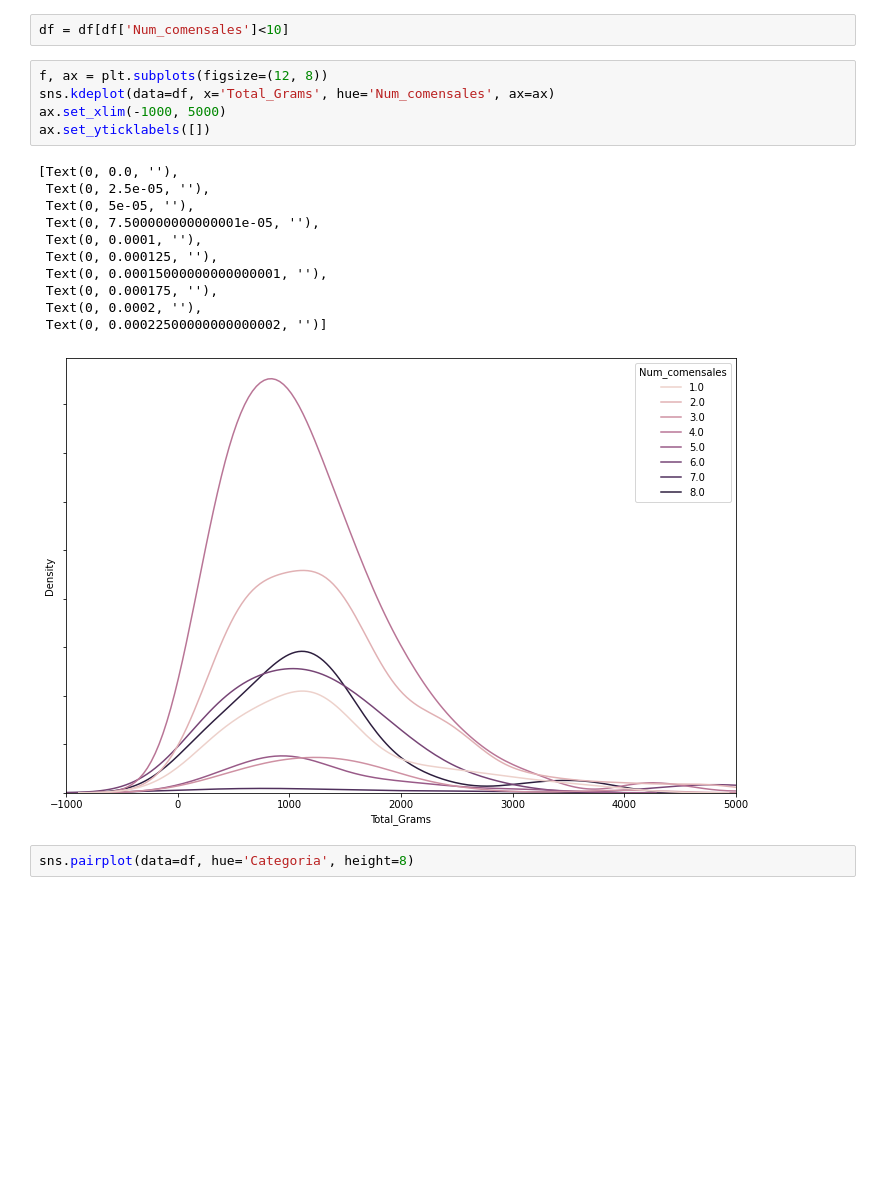
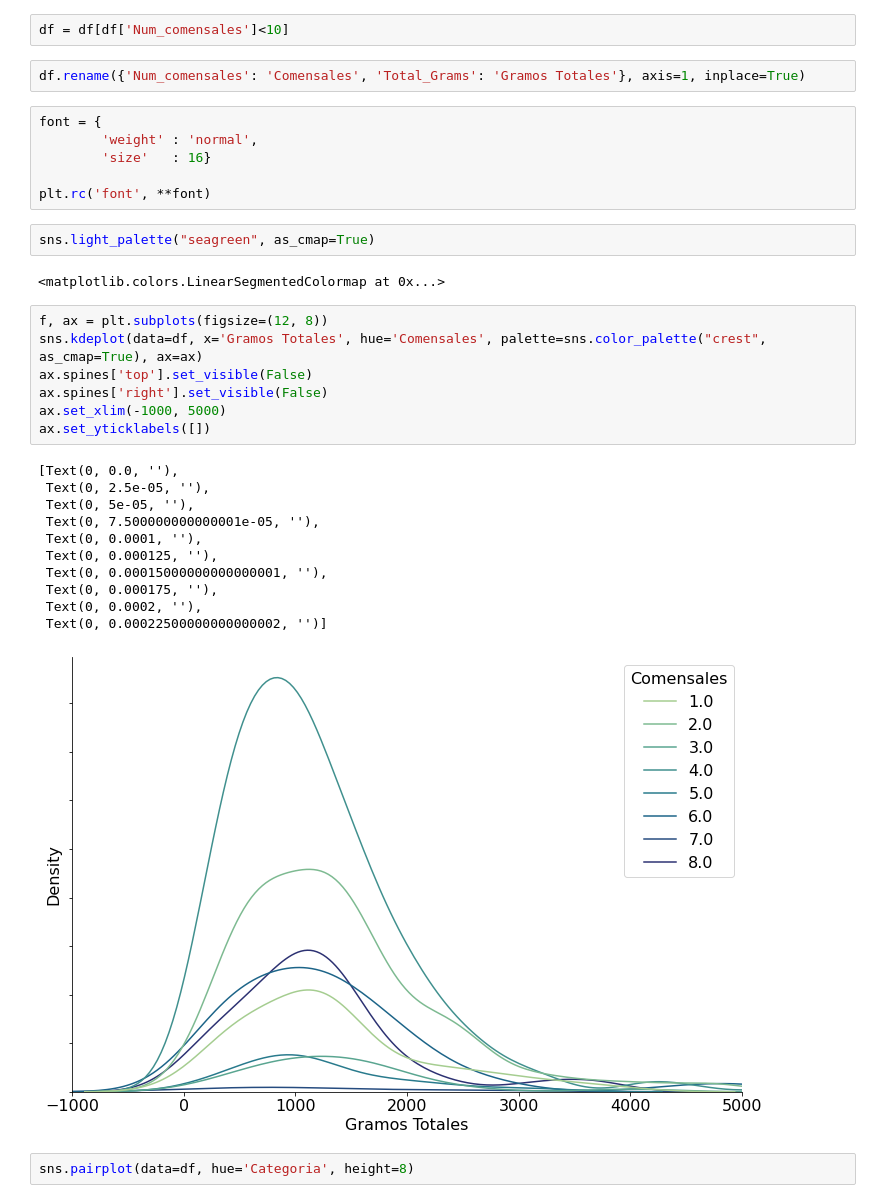
Before and after one commit to Shenia23/mangio, a Jupyter notebook: notebooks/PredictNComensales.ipynb, the cells around one changed output. Drawn from its saved outputs; the diff is of its cells as text; blank space fills up the shorter version.

```diff
--- a/notebooks/PredictNComensales.ipynb
+++ b/notebooks/PredictNComensales.ipynb
@@ -29,23 +29,37 @@ df[df['Categoria'] == 'Recetas de Carne'].plot.scatter('Total_Grams', 'Num_comen
 [figure]
 # %%
 df = df[df['Num_comensales']<10]
+# %%
+df.rename({'Num_comensales': 'Comensales', 'Total_Grams': 'Gramos Totales'}, axis=1, inplace=True)
+# %%
+font = {
+        'weight' : 'normal',
+        'size'   : 16}
+
+plt.rc('font', **font)
+# %%
+sns.light_palette("seagreen", as_cmap=True)
+# %% [output]
+<matplotlib.colors.LinearSegmentedColormap at 0x...>
 # %%
 f, ax = plt.subplots(figsize=(12, 8))
-sns.kdeplot(data=df, x='Total_Grams', hue='Num_comensales', ax=ax)
+sns.kdeplot(data=df, x='Gramos Totales', hue='Comensales', palette=sns.color_palette("crest", as_cmap=True), ax=ax)
+ax.spines['top'].set_visible(False)
+ax.spines['right'].set_visible(False)
 ax.set_xlim(-1000, 5000)
 ax.set_yticklabels([])
 # %% [output]
 [Text(0, 0.0, ''),
  Text(0, 2.5e-05, ''),
  Text(0, 5e-05, ''),
  Text(0, 7.500000000000001e-05, ''),
  Text(0, 0.0001, ''),
  Text(0, 0.000125, ''),
  Text(0, 0.00015000000000000001, ''),
  Text(0, 0.000175, ''),
  Text(0, 0.0002, ''),
  Text(0, 0.00022500000000000002, '')]
-[figure, old version]
+[figure, new version]
 # %%
 sns.pairplot(data=df, hue='Categoria', height=8)
 # %% [output]
```
Also changed, not shown: 2 other files.
